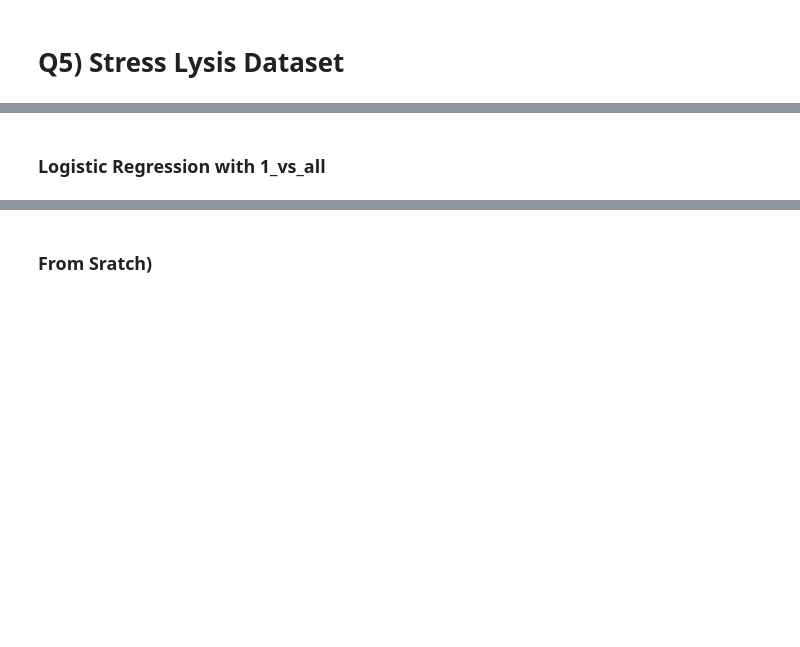
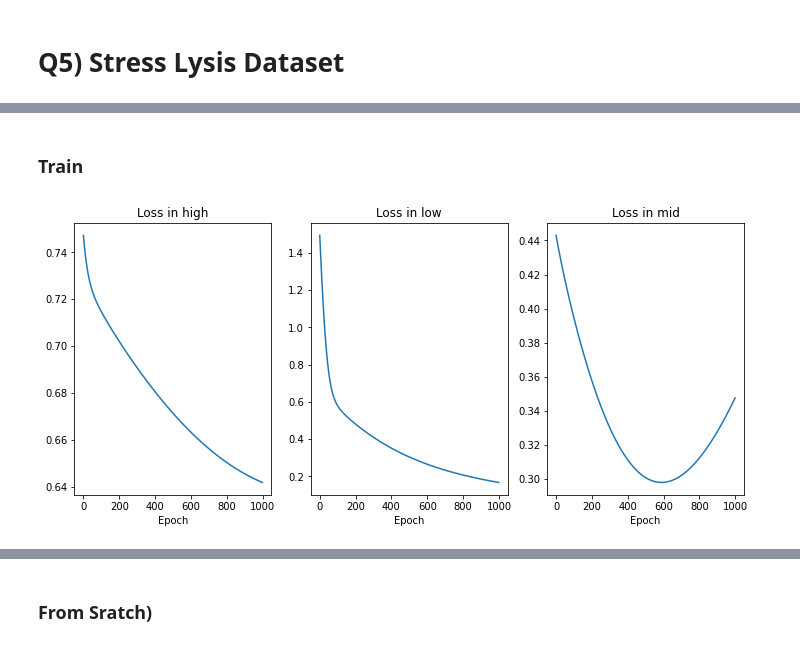
Before and after one commit to Arashlf/UT_ML_Course, a Jupyter notebook: Homework2/Q4-6.ipynb, the cells around one changed output, grey strips where cells are left out. Cells and saved outputs as stored; diff of their text form; code cells hidden in the pictures; blank space fills up the shorter version.

```diff
--- a/Homework2/Q4-6.ipynb
+++ b/Homework2/Q4-6.ipynb
@@ -210,2 +179,2 @@ Xtrain.head(3)
 # %% [markdown]
-### Logistic Regression with 1_vs_all
+### Train
@@ -232,23 +220,37 @@ def backPropagate(Activ, y, X):
   return dw
 # %%
-epochs = 200
-lr = 0.25
-m = len(y)
+epochs = 1000
+lr = 0.05
 # %%
-y = np.zeros((3, len(Ytrain)))
+y = np.array([np.zeros(y_train.shape),np.zeros(y_train.shape),np.zeros(y_train.shape)])
 
-y[0][Ytrain == 'low'] = 1
-y[1][Ytrain == 'mid'] = 1
-y[2][Ytrain == 'high'] = 1
+y[0][y_train == 'mid'] = 1
+y[1][y_train == 'high'] = 1
+y[2][y_train == 'low'] = 1
+
+allWeights = []
+y_pred = []
 Loss = []
-allWeights = []
+for j in range(3):
+  weight = np.random.randn(X_train.shape[1], 1)
+  y_pred.append([])
+  Loss.append([])
 
-for j in range(3):
-    weights = np.random.randn(Xtrain.shape[1], 1)
-    for i in range(epochs):
-        y_pred, A, loss = forwardPropagate(Xtrain, weights, y[j])
-        Loss.append(loss)
-        dw = backPropagate(A, y[j], Xtrain)
-        weights = weights - lr * dw.to_numpy()
-    allWeights.append(weights)
+  for i in range(epochs):
+    y_pred[j], A, loss = forwardPropagate(X_train, weight, y[j])
+    Loss[j].append(loss)
+    dw = backPropagate(A, y[j], X_train)
+    weight = weight - lr * dw
+
+  allWeights.append(weight)
+# %%
+fig, axes = plt.subplots(1, 3, figsize = (12, 5))
+for i in range(3):
+  acc = accuracy_score(y[i], y_pred[i])
+  # print("accuracy score of ", i, ": ", acc)
+  axes[i].plot(Loss[i])
+  axes[i].set_title("Loss in " + classes[i])
+  axes[i].set_xlabel("Epoch")
+# %% [output]
+[figure, added]
 # %%
```
Also changed, not shown: parts of 50 cells of this notebook.
